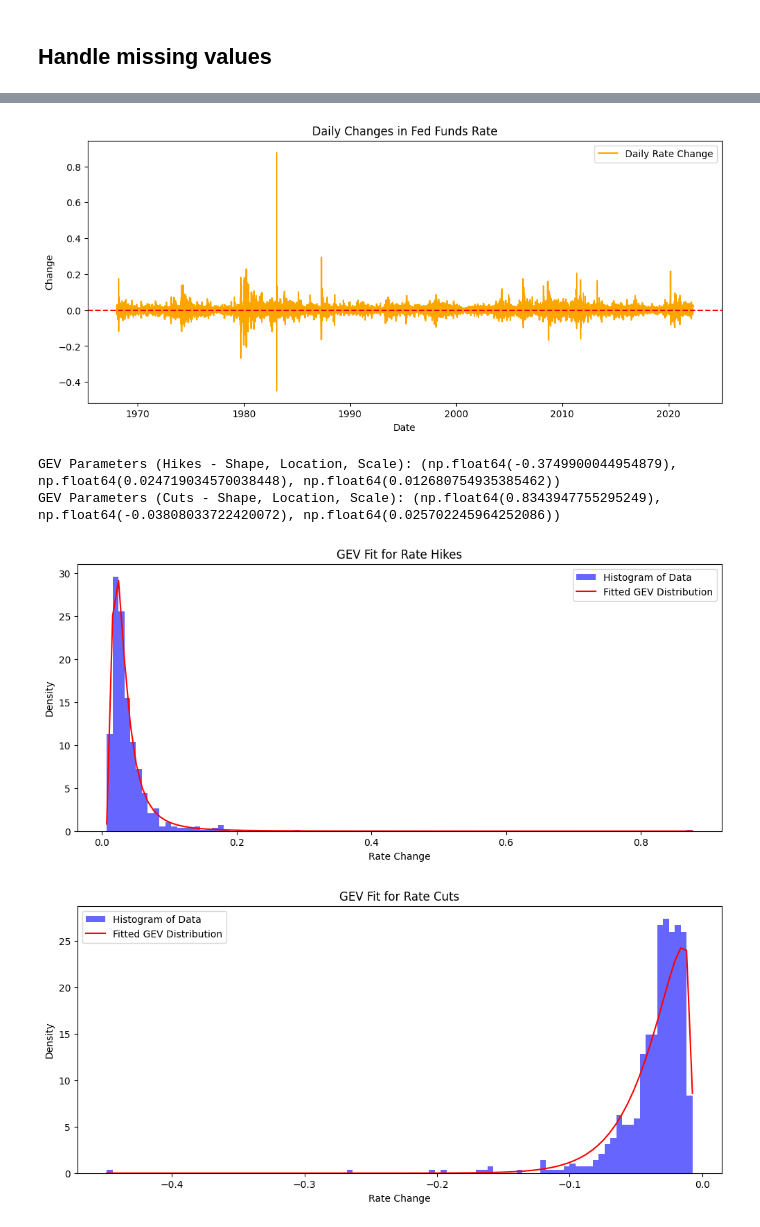
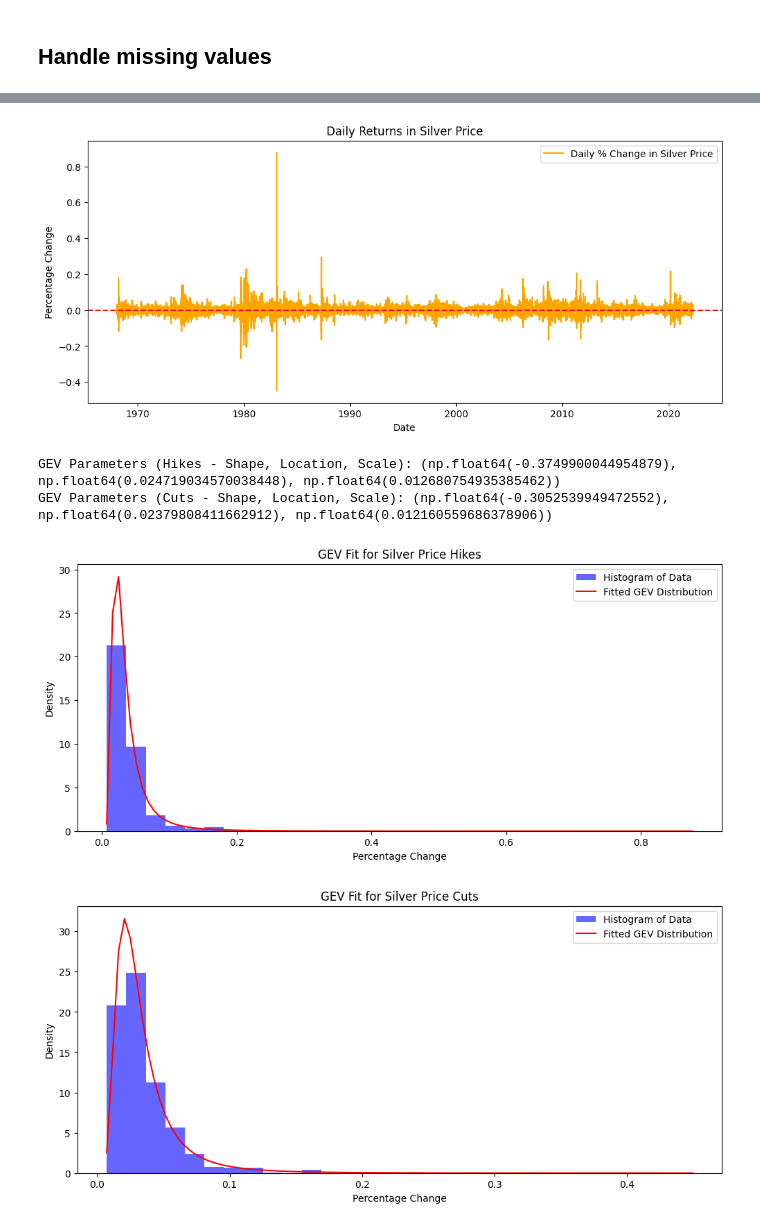
Before and after one commit to Sleeperalex/projetEVT, a Jupyter notebook: projetEVT.ipynb, the cells around one changed output, grey strips where cells are left out. Drawn from its saved outputs; the diff is of its cells as text; code cells hidden in the pictures.

```diff
--- a/projetEVT.ipynb
+++ b/projetEVT.ipynb
@@ -37,14 +38,15 @@ plt.show()
 # %%
+# Plot Silver Returns
 plt.figure(figsize=(12,5))
-plt.plot(df['Date'], df['rate_change'], label='Daily Rate Change', color='orange')
+plt.plot(df['Date'], df['rate_change'], label='Daily % Change in Silver Price', color='orange')
 plt.axhline(y=0, color='red', linestyle='--')
-plt.title('Daily Changes in Fed Funds Rate')
+plt.title('Daily Returns in Silver Price')
 plt.xlabel('Date')
-plt.ylabel('Change')
+plt.ylabel('Percentage Change')
 plt.legend()
 plt.show()
 # %% [output]
-[figure, old version]
+[figure, new version]
 # %%
 # Block Maxima Method for hikes (positive changes)
 df['year_month'] = df['Date'].dt.to_period('M')
@@ -58,30 +60,30 @@ gev_params_hikes = genextreme.fit(block_maxima_hikes)
 print("GEV Parameters (Hikes - Shape, Location, Scale):", gev_params_hikes)
 
 # Fit GEV Distribution for cuts
-gev_params_cuts = genextreme.fit(block_minima_cuts)  # Negate values to fit correctly
+gev_params_cuts = genextreme.fit(-block_minima_cuts)  # Negate values to fit correctly
 print("GEV Parameters (Cuts - Shape, Location, Scale):", gev_params_cuts)
 # %% [output]
 GEV Parameters (Hikes - Shape, Location, Scale): (np.float64(-0.3749900044954879), np.float64(0.024719034570038448), np.float64(0.012680754935385462))
-GEV Parameters (Cuts - Shape, Location, Scale): (np.float64(0.8343947755295249), np.float64(-0.03808033722420072), np.float64(0.025702245964252086))
+GEV Parameters (Cuts - Shape, Location, Scale): (np.float64(-0.3052539949472552), np.float64(0.02379808411662912), np.float64(0.012160559686378906))
 # %%
 # Visualizing the Fitted GEV Distribution
 def plot_gev_fits(data, gev_params, title):
     plt.figure(figsize=(12, 5))
     x = np.linspace(min(data), max(data), 100)
     pdf = genextreme.pdf(x, *gev_params)
-    plt.hist(data, bins=len(x), density=True, alpha=0.6, color='b', label='Histogram of Data')
+    plt.hist(data, bins=30, density=True, alpha=0.6, color='b', label='Histogram of Data')
     plt.plot(x, pdf, 'r-', label='Fitted GEV Distribution')
     plt.title(title)
-    plt.xlabel('Rate Change')
+    plt.xlabel('Percentage Change')
     plt.ylabel('Density')
     plt.legend()
     plt.show()
 
-plot_gev_fits(block_maxima_hikes, gev_params_hikes, 'GEV Fit for Rate Hikes')
-plot_gev_fits(block_minima_cuts, gev_params_cuts, 'GEV Fit for Rate Cuts')
+plot_gev_fits(block_maxima_hikes, gev_params_hikes, 'GEV Fit for Silver Price Hikes')
+plot_gev_fits(-block_minima_cuts, gev_params_cuts, 'GEV Fit for Silver Price Cuts')
 # %% [output]
-[figure, old version]
+[figure, new version]
-[figure, old version]
+[figure, new version]
 # %%
 # Peak Over Threshold (POT) Method
 threshold_pos = df['rate_change'].quantile(0.95)
```
Also changed, not shown: parts of 3 cells of this notebook.
